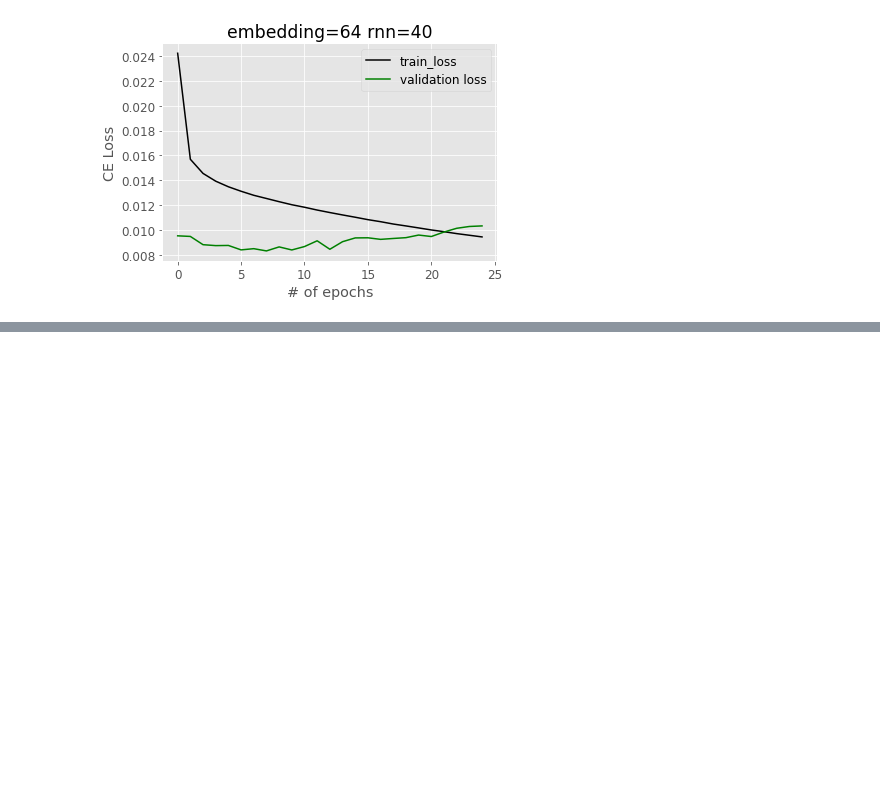
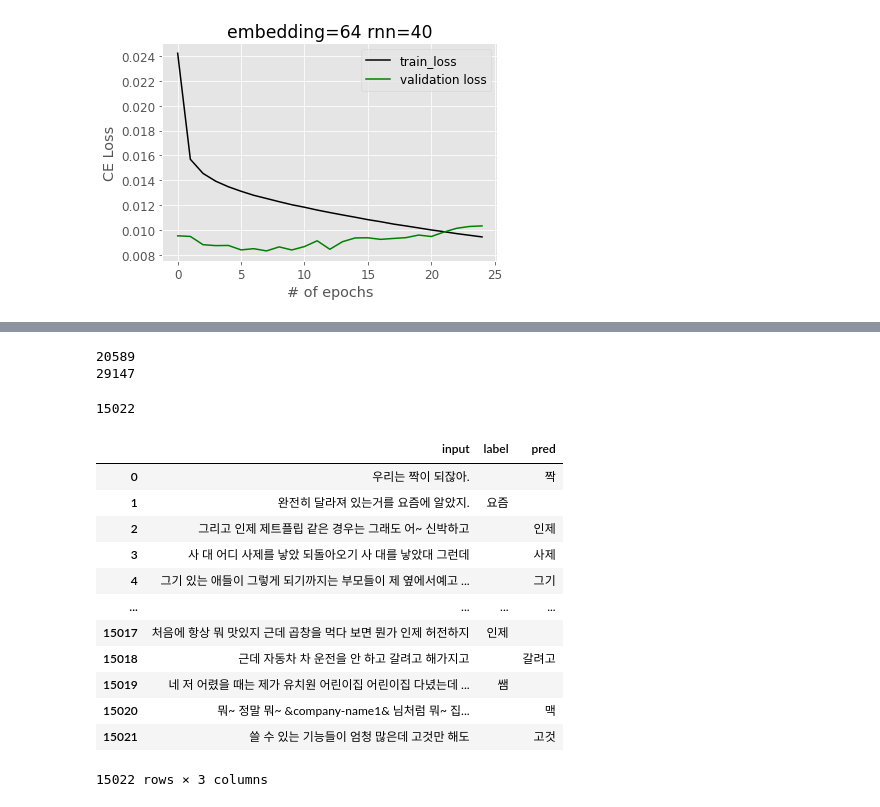
Before and after one commit to BlessingDev/NLP-Standard-Dialect-Translation, a Jupyter notebook: vis.ipynb, the cells around one changed output, grey strips where cells are left out. Cells and saved outputs as stored; diff of their text form; code cells hidden in the pictures; blank space fills up the shorter version.

```diff
--- a/vis.ipynb
+++ b/vis.ipynb
@@ -106,0 +111,6 @@ plt.show()
+# %%
+eval = {}
+with open("model_storage\\labeling_model_4\\evaluation.json", mode="r+", encoding="utf-8") as fp:
+    eval = json.loads(fp.read())
+
+print(eval)
@@ -106,0 +119,6 @@ plt.show()
+# %%
+predictions = {}
+with open("model_storage\\labeling_model_4\\prediction.json", mode="r+", encoding="utf-8") as fp:
+    predictions = json.loads(fp.read())
+
+predictions[:10]
@@ -106,0 +186,31 @@ plt.show()
+# %%
+print(len(예측이_맞은_샘플))
+print(len([pred for pred in predictions if len(pred["label"]) > 0])) # 라벨이 있는 샘플(사투리가 있는 샘플)
+# %% [output]
+20589
+29147
+# %%
+예측이_틀린_샘플 = [pred for pred in predictions if pred["label"] != pred["pred"]]
+
+print(len(예측이_틀린_샘플))
+# %% [output]
+15022
+# %%
+import pandas as pd
+
+df = pd.read_json(json.dumps(예측이_틀린_샘플))
+df
+# %% [output]
+|  | input | label | pred |
+| 0 | 우리는 짝이 되잖아. |  | 짝 |
+| 1 | 완전히 달라져 있는거를 요즘에 알았지. | 요즘 |  |
+| 2 | 그리고 인제 제트플립 같은 경우는 그래도 어~ 신박하고 |  | 인제 |
+| 3 | 사 대 어디 사제를 낳았 되돌아오기 사 대를 낳았대 그런데 |  | 사제 |
+| 4 | 그기 있는 애들이 그렇게 되기까지는 부모들이 제 옆에서예고 ... |  | 그기 |
+| ... | ... | ... | ... |
+| 15017 | 처음에 항상 뭐 맛있지 근데 곱창을 먹다 보면 뭔가 인제 허전하지 | 인제 |  |
+| 15018 | 근데 자동차 차 운전을 안 하고 갈려고 해가지고 |  | 갈려고 |
+| 15019 | 네 저 어렸을 때는 제가 유치원 어린이집 어린이집 다녔는데 ... | 쌤 |  |
+| 15020 | 뭐~ 정말 뭐~ &company-name1& 님처럼 뭐~ 집... |  | 맥 |
+| 15021 | 쓸 수 있는 기능들이 엄청 많은데 고것만 해도 |  | 고것 |
+15022 rows × 3 columns
```
Also changed, not shown: parts of 12 cells of this notebook, 15 other files.
